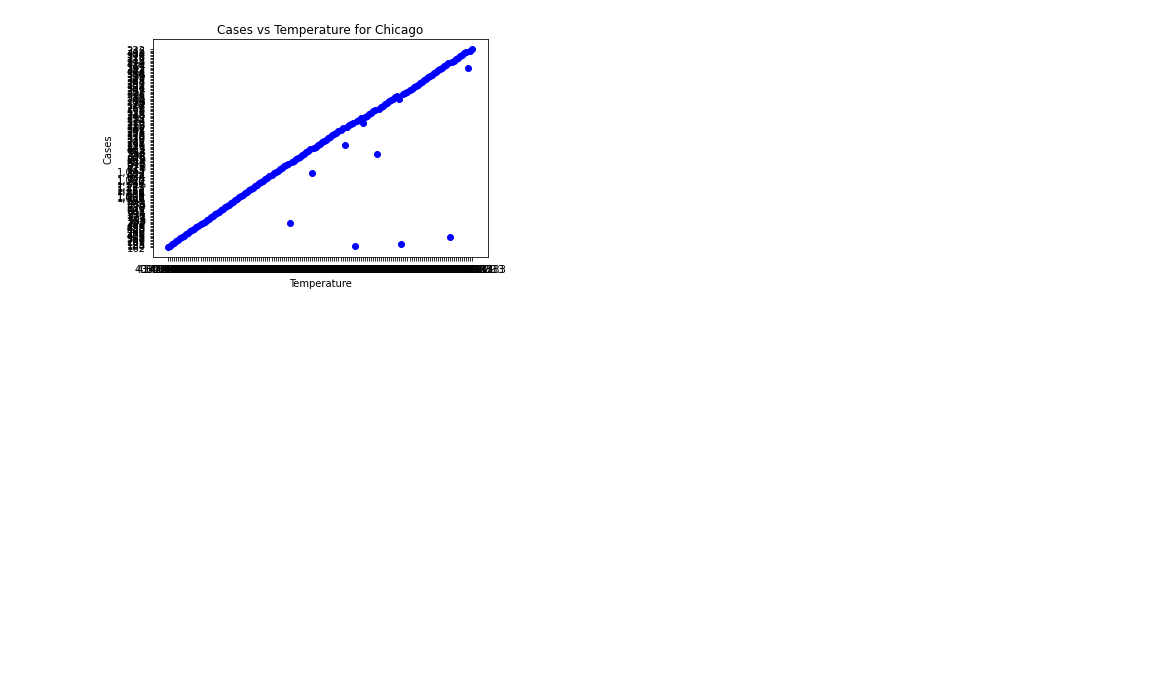
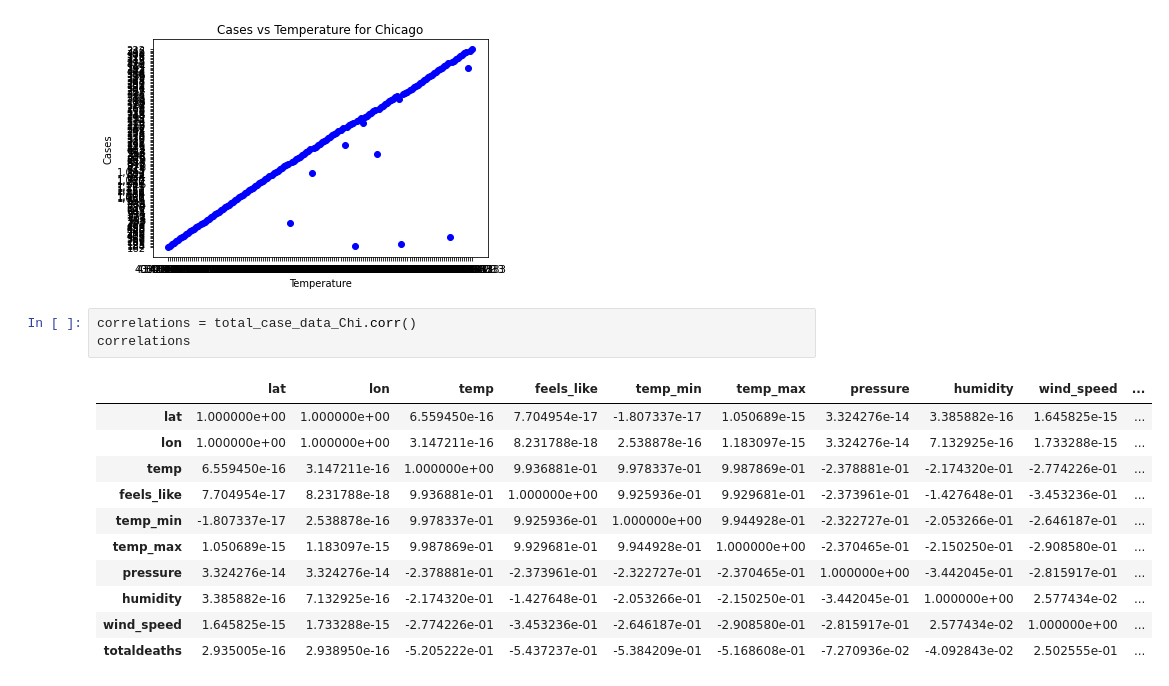
Before and after one commit to geneberry3/First_at_Bat_pratice, a Jupyter notebook: Chicago Case Data Graphs CP04Oct20.ipynb, the cells around one changed output. Drawn from its saved outputs; the diff is of its cells as text; blank space fills up the shorter version.

```diff
--- a/Chicago Case Data Graphs CP04Oct20.ipynb
+++ b/Chicago Case Data Graphs CP04Oct20.ipynb
@@ -105,3 +107,18 @@ plt.savefig('Resources/Cases_vs_Temperature_for_Chicago.jpg')
 plt.show()
 # %% [output]
 [figure]
+# %%
+correlations = total_case_data_Chi.corr()
+correlations
+# %% [output]
+|  | lat | lon | temp | feels_like | temp_min | temp_max | pressure | humidity | wind_speed | ... |
+| lat | 1.000000e+00 | 1.000000e+00 | 6.559450e-16 | 7.704954e-17 | -1.807337e-17 | 1.050689e-15 | 3.324276e-14 | 3.385882e-16 | 1.645825e-15 | ... |
+| lon | 1.000000e+00 | 1.000000e+00 | 3.147211e-16 | 8.231788e-18 | 2.538878e-16 | 1.183097e-15 | 3.324276e-14 | 7.132925e-16 | 1.733288e-15 | ... |
+| temp | 6.559450e-16 | 3.147211e-16 | 1.000000e+00 | 9.936881e-01 | 9.978337e-01 | 9.987869e-01 | -2.378881e-01 | -2.174320e-01 | -2.774226e-01 | ... |
+| feels_like | 7.704954e-17 | 8.231788e-18 | 9.936881e-01 | 1.000000e+00 | 9.925936e-01 | 9.929681e-01 | -2.373961e-01 | -1.427648e-01 | -3.453236e-01 | ... |
+| temp_min | -1.807337e-17 | 2.538878e-16 | 9.978337e-01 | 9.925936e-01 | 1.000000e+00 | 9.944928e-01 | -2.322727e-01 | -2.053266e-01 | -2.646187e-01 | ... |
+| temp_max | 1.050689e-15 | 1.183097e-15 | 9.987869e-01 | 9.929681e-01 | 9.944928e-01 | 1.000000e+00 | -2.370465e-01 | -2.150250e-01 | -2.908580e-01 | ... |
+| pressure | 3.324276e-14 | 3.324276e-14 | -2.378881e-01 | -2.373961e-01 | -2.322727e-01 | -2.370465e-01 | 1.000000e+00 | -3.442045e-01 | -2.815917e-01 | ... |
+| humidity | 3.385882e-16 | 7.132925e-16 | -2.174320e-01 | -1.427648e-01 | -2.053266e-01 | -2.150250e-01 | -3.442045e-01 | 1.000000e+00 | 2.577434e-02 | ... |
+| wind_speed | 1.645825e-15 | 1.733288e-15 | -2.774226e-01 | -3.453236e-01 | -2.646187e-01 | -2.908580e-01 | -2.815917e-01 | 2.577434e-02 | 1.000000e+00 | ... |
+| totaldeaths | 2.935005e-16 | 2.938950e-16 | -5.205222e-01 | -5.437237e-01 | -5.384209e-01 | -5.168608e-01 | -7.270936e-02 | -4.092843e-02 | 2.502555e-01 | ... |
```
Also changed, not shown: parts of 4 cells of this notebook, 1 other file.
